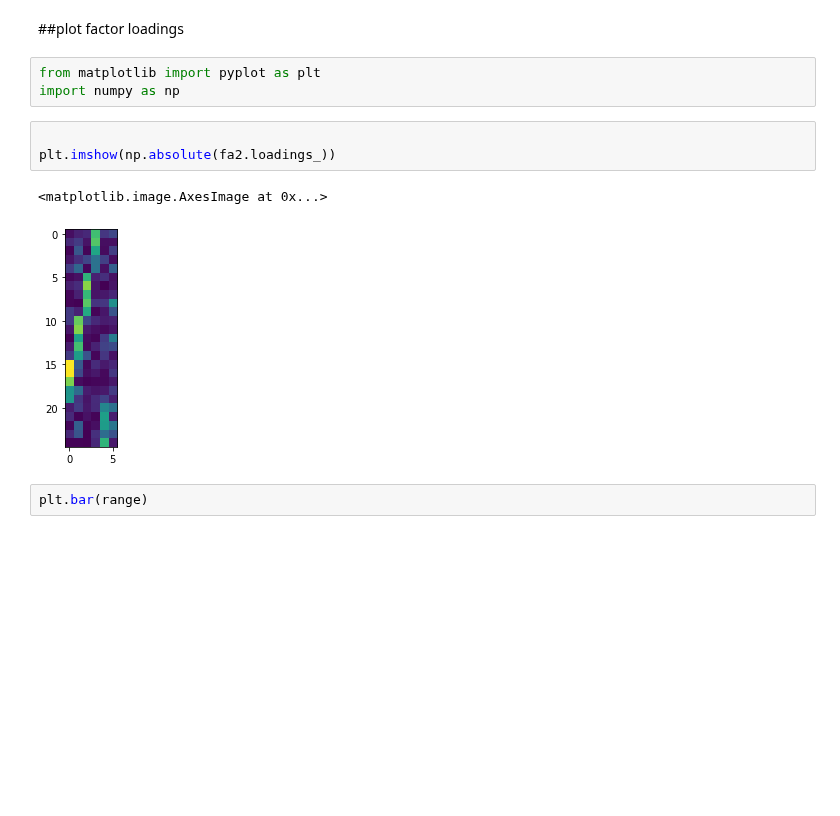
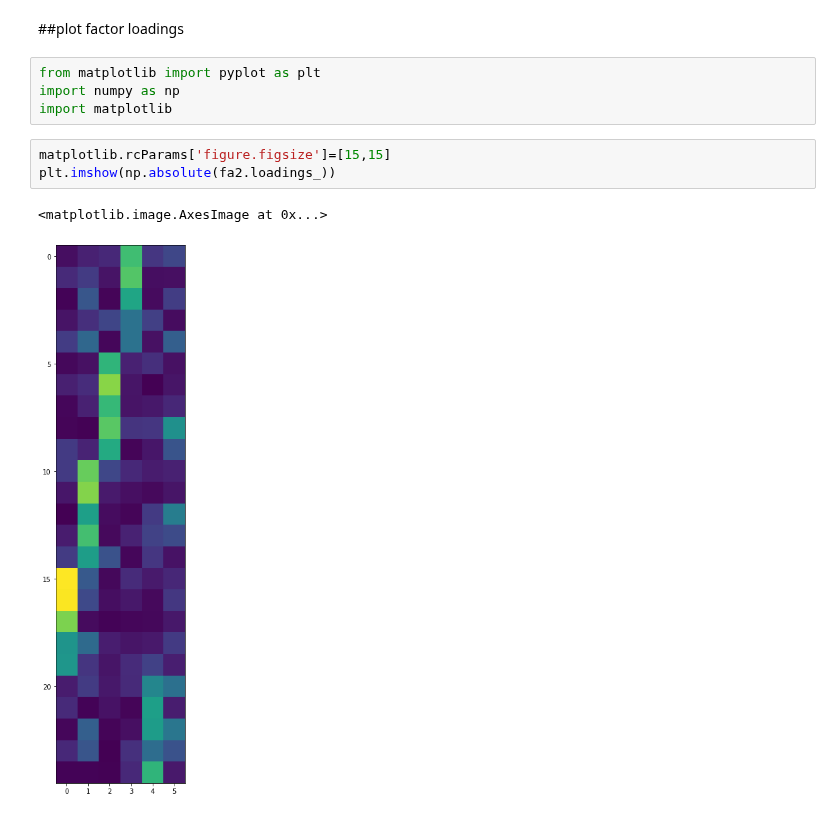
Before and after one commit to sitthatkaja/multivariate, a Jupyter notebook: Chapter_5_Factor_Analysis.ipynb, the cells around one changed output. Drawn from its saved outputs; the diff is of its cells as text; blank space fills up the shorter version.

```diff
--- a/Chapter_5_Factor_Analysis.ipynb
+++ b/Chapter_5_Factor_Analysis.ipynb
@@ -225,11 +225,10 @@ fa2.loadings_.shape
 # %%
 from matplotlib import pyplot as plt
 import numpy as np
+import matplotlib
 # %%
-
+matplotlib.rcParams['figure.figsize']=[15,15]
 plt.imshow(np.absolute(fa2.loadings_))
 # %% [output]
 <matplotlib.image.AxesImage at 0x...>
-[figure, old version]
+[figure, new version]
-# %%
-plt.bar(range)
```
Also changed, not shown: parts of 4 cells of this notebook.
